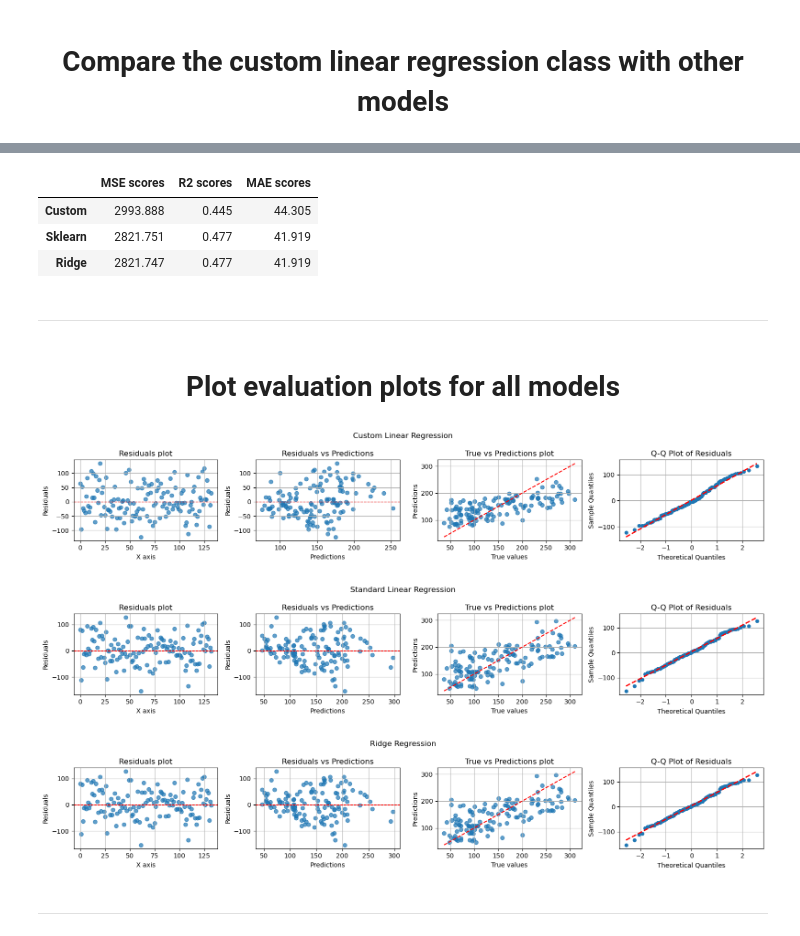
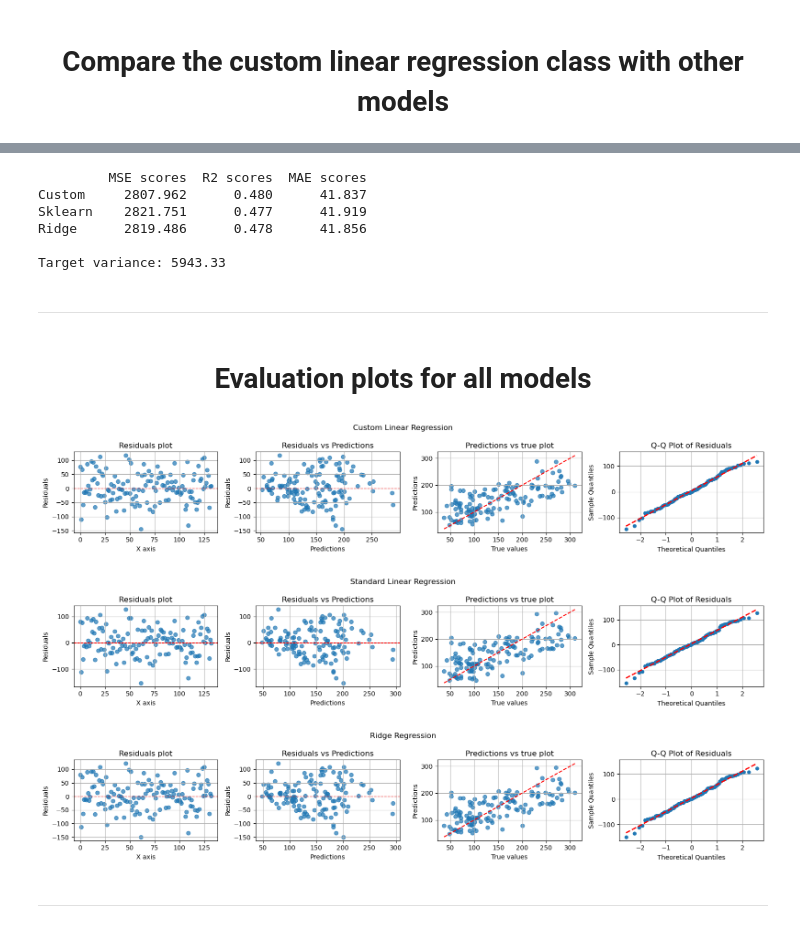
Before and after one commit to MustafaAdam/ml, a Jupyter notebook: linear_regression/custom_linear_regression.ipynb, the cells around one changed output, grey strips where cells are left out. Drawn from its saved outputs; the diff is of its cells as text; code cells hidden in the pictures.

```diff
--- a/linear_regression/custom_linear_regression.ipynb
+++ b/linear_regression/custom_linear_regression.ipynb
@@ -15,8 +15,8 @@ from sklearn.base import BaseEstimator, RegressorMixin
 # %%
 class CustomLinearRegression(BaseEstimator, RegressorMixin):  # BaseEstimator inheritance: Makes it compatible with sklearn pipelines. Specifically, for learning curve method to work
     def __init__(self, number_of_iterations=1000, learning_rate=0.1, regularize=False, regularization_strength=0.1, verbose=False, log_every=100, tolerance = 0.001):
-        self.weights : np.ndarray = None
-        self.bias : float = None
+        self.weights : np.ndarray = None  # (n_features, )
+        self.bias : float = None  # scalar
         self.number_of_iterations : int = number_of_iterations
         self.learning_rate : float = learning_rate
         self.regularize = regularize
@@ -25,7 +25,7 @@ class CustomLinearRegression(BaseEstimator, RegressorMixin):  # BaseEstimator in
         self.cost_history : list[float] = []
         self.verbose : bool = verbose
         self.log_every : int = log_every
-        self.tolerance = tolerance
+        self.tolerance : float = tolerance
 
     def _init_parameters(self, number_of_features):
         self.weights = np.random.uniform(-0.01, 0.01, number_of_features)
@@ -33,11 +33,12 @@ class CustomLinearRegression(BaseEstimator, RegressorMixin):  # BaseEstimator in
 
     def _compute_loss(self, y, y_hat) -> float:
         error = y - y_hat
-        # error = np.clip(error, -1e-5, 1e5)
         mean_squared_error = np.mean(error ** 2)
+
         if self.regularize:
             l2 = self.regularization_strength * np.sum(self.weights ** 2)
             return 1/2 * (mean_squared_error + l2)
+
         return 1/2 * mean_squared_error
 
     def _forward_propagation(self, X, y):
@@ -130,6 +131,12 @@ class CustomLinearRegression(BaseEstimator, RegressorMixin):  # BaseEstimator in
                 This indicates that linear regression is not a good model for the dataset.
             If the average residual is not close to zero, this indicates the existence of systematic bias in the predictions.
                 If most residuals are under zero, the model tends to under predict. If most residuals are above zero, the model tends to over predict.
+
+             Used to detect:
+
+Heteroscedasticity: residual spread changes with predicted value.
+Nonlinearity: curve or pattern suggests missing nonlinear component.
+Bias: residuals systematically above or below 0.
         '''
         if ax is None:
             ax = plt.gca()
@@ -162,7 +169,7 @@ class CustomLinearRegression(BaseEstimator, RegressorMixin):  # BaseEstimator in
 
         ax.set_xlabel('True values')
         ax.set_ylabel('Predictions')
-        ax.set_title('True vs Predictions plot')
+        ax.set_title('Predictions vs true plot')
         ax.grid()
 
     # def __repr__(self):
@@ -341,7 +348,7 @@ X_test  = scaler.transform(X_test)
 # The custom Linear Regression class
 lr_custom_params = {'learning_rate': 0.005, 'regularize': True, 'regularization_strength': 1, 'verbose': True}
 
-lr_custom = CustomLinearRegression(learning_rate=0.005, regularize=True, regularization_strength=1,
+lr_custom = CustomLinearRegression(learning_rate=0.05, regularize=True, regularization_strength=0.1,
                                    verbose=False, number_of_iterations=5000,
                                    log_every=500).fit(X_train, y_train)
 predictions_custom = lr_custom.predict(X_test)
@@ -352,11 +359,5 @@ lr_sklearn = LinearRegression().fit(X_train, y_train)
 predictions_base = lr_sklearn.predict(X_test)
 
 # Ridge Regression
-ridge = Ridge(alpha=0.001).fit(X_train, y_train)
+ridge = Ridge(alpha=5).fit(X_train, y_train)
 predictions_ridge = ridge.predict(X_test)
-
-# Support Vector Regression
-svc = SVR(kernel='linear', C=500).fit(X_train, y_train)
-predictions_svc = svc.predict(X_test)
-
-lr_custom.plot_losses()
@@ -388,19 +387,22 @@ r2_scores = [r2_custom, r2_sklearn, r2_ridge]
 mae_scores = [mae_custom, mae_base, mae_ridge]
 labels = ['Custom', 'Sklearn', 'Ridge']
 
-pd.DataFrame(index=labels, data={'MSE scores': mse_scores, 'R2 scores': r2_scores, 'MAE scores': mae_scores})
+print(pd.DataFrame(index=labels, data={'MSE scores': mse_scores, 'R2 scores': r2_scores, 'MAE scores': mae_scores}))
+print(f'\nTarget variance: {target.var():.2f}')
 # %% [output]
-|  | MSE scores | R2 scores | MAE scores |
-| Custom | 2993.888 | 0.445 | 44.305 |
-| Sklearn | 2821.751 | 0.477 | 41.919 |
-| Ridge | 2821.747 | 0.477 | 41.919 |
+         MSE scores  R2 scores  MAE scores
+Custom     2807.962      0.480      41.837
+Sklearn    2821.751      0.477      41.919
+Ridge      2819.486      0.478      41.856
+
+Target variance: 5943.33
 # %% [markdown]
 ---
 # %% [markdown]
-# <center> Plot evaluation plots for all models </center>
+# <center> Evaluation plots for all models </center>
 # %%
 residuals_custom = y_test - predictions_custom
-residuals_sklearn = y_test - predictions_base
+residuals_base = y_test - predictions_base
 residuals_ridge = y_test - predictions_ridge
 # %%
 # CustomLinearRegression plots
@@ -413,39 +415,39 @@ CustomLinearRegression.plot_residuals_vs_predictions(predictions_custom, residua
 CustomLinearRegression.plot_predictions_vs_true(y_test, predictions_custom, ax=axes[2])
 CustomLinearRegression.plot_qq(residuals_custom, ax=axes[3])
 
 figure.tight_layout()
 
 # --------------------------------------------------------------------------------------------------------
 
 # Standard linear regression plots
 
 figure, axes = plt.subplots(nrows=1, ncols=4, figsize=(16, 3))
 figure.suptitle('Standard Linear Regression')
 
-CustomLinearRegression.plot_residuals(residuals_sklearn, ax=axes[0])
-CustomLinearRegression.plot_residuals_vs_predictions(predictions_ridge, residuals_sklearn, ax=axes[1])
+CustomLinearRegression.plot_residuals(residuals_base, ax=axes[0])
+CustomLinearRegression.plot_residuals_vs_predictions(predictions_ridge, residuals_base, ax=axes[1])
 CustomLinearRegression.plot_predictions_vs_true(y_test, predictions_base, ax=axes[2])
-CustomLinearRegression.plot_qq(residuals_sklearn, ax=axes[3])
+CustomLinearRegression.plot_qq(residuals_base, ax=axes[3])
 
 figure.tight_layout()
 
 # --------------------------------------------------------------------------------------------------------
 
 # Ridge regression plots
 
 figure, axes = plt.subplots(nrows=1, ncols=4, figsize=(16, 3))
 figure.suptitle('Ridge Regression')
 
 CustomLinearRegression.plot_residuals(residuals_ridge, ax=axes[0])
 CustomLinearRegression.plot_residuals_vs_predictions(predictions_ridge, residuals_ridge, ax=axes[1])
 CustomLinearRegression.plot_predictions_vs_true(y_test, predictions_ridge, ax=axes[2])
 CustomLinearRegression.plot_qq(residuals_ridge, ax=axes[3])
 
 figure.tight_layout()
 # %% [output]
-[figure, old version]
+[figure, new version]
 [figure]
-[figure, old version]
+[figure, new version]
 # %% [markdown]
 ---
 # %% [markdown]
```
Also changed, not shown: parts of 6 cells of this notebook.
